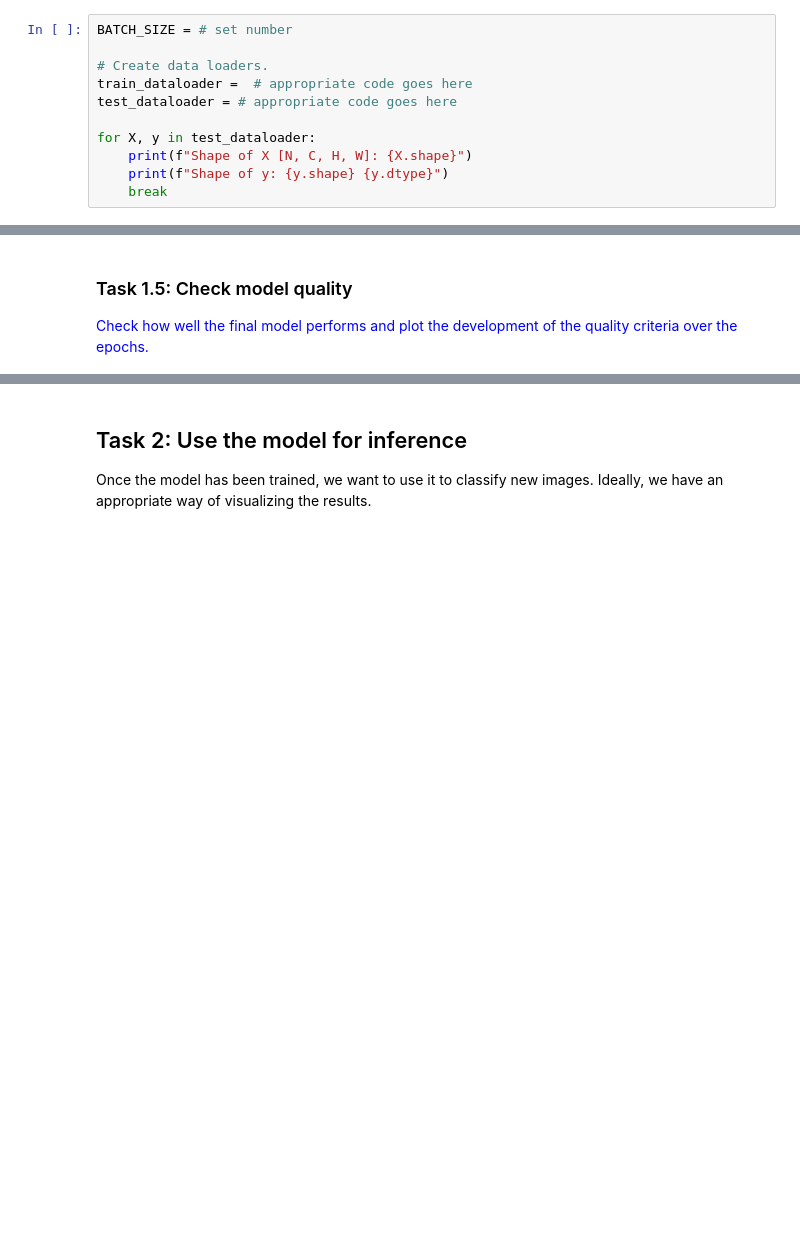
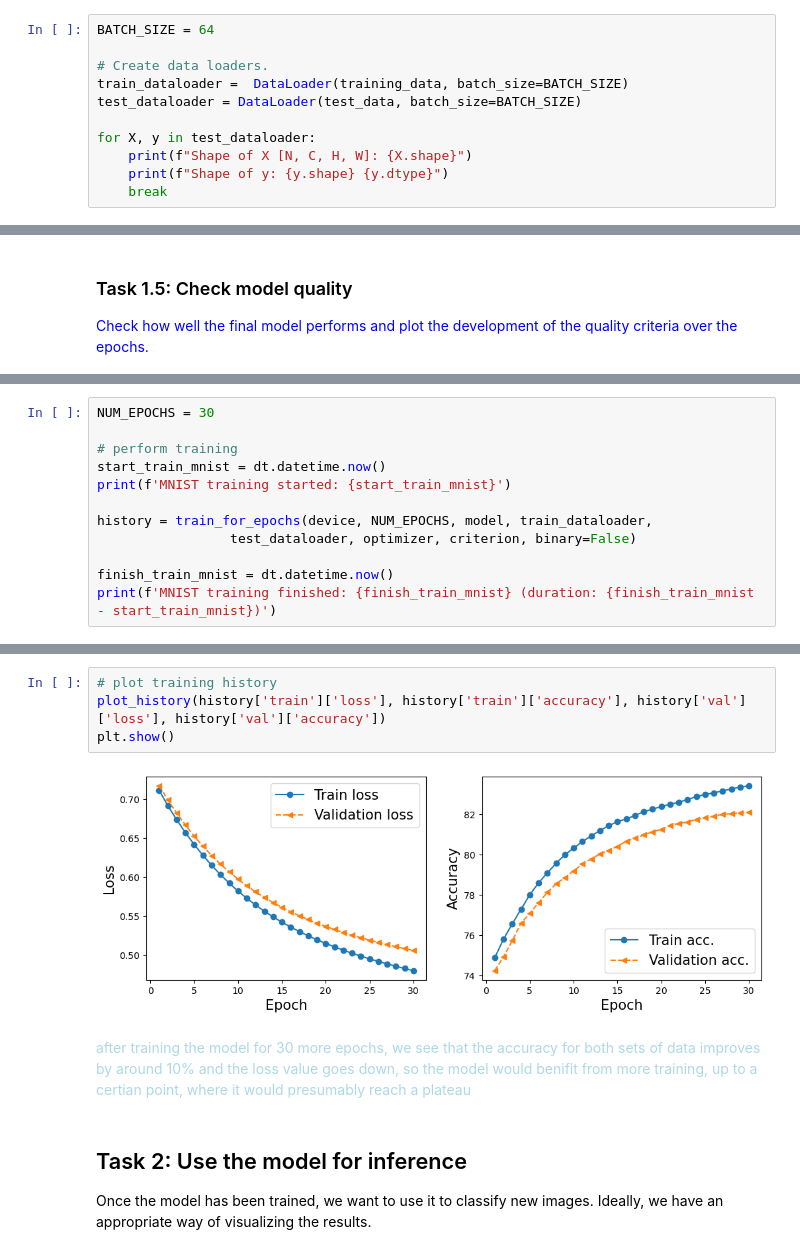
Before and after one commit to osama-alk/DeepLearningInMachineVis-Exercises, a Jupyter notebook: Introduction to Artificial Neural Networks/04d_ANN_PT_Ex.ipynb, the cells around one changed output, grey strips where cells are left out. Drawn from its saved outputs; the diff is of its cells as text; blank space fills up the shorter version.

```diff
--- a/Introduction to Artificial Neural Networks/04d_ANN_PT_Ex.ipynb
+++ b/Introduction to Artificial Neural Networks/04d_ANN_PT_Ex.ipynb
@@ -59,11 +92,11 @@ We pass the ``Dataset`` as an argument to ``DataLoader``. This wraps an iterable
 automatic batching, sampling, shuffling and multiprocess data loading. Here we define a batch size of 64, i.e. each element
 in the dataloader iterable will return a batch of 64 features and labels.
 # %%
-BATCH_SIZE = # set number
+BATCH_SIZE = 64
 
 # Create data loaders.
-train_dataloader =  # appropriate code goes here
-test_dataloader = # appropriate code goes here
+train_dataloader =  DataLoader(training_data, batch_size=BATCH_SIZE)
+test_dataloader = DataLoader(test_data, batch_size=BATCH_SIZE)
 
 for X, y in test_dataloader:
     print(f"Shape of X [N, C, H, W]: {X.shape}")
@@ -115,0 +207,12 @@ NUM_EPOCHS = 10
+# %%
+NUM_EPOCHS = 30
+
+# perform training
+start_train_mnist = dt.datetime.now()
+print(f'MNIST training started: {start_train_mnist}')
+
+history = train_for_epochs(device, NUM_EPOCHS, model, train_dataloader,
+                 test_dataloader, optimizer, criterion, binary=False)
+
+finish_train_mnist = dt.datetime.now()
+print(f'MNIST training finished: {finish_train_mnist} (duration: {finish_train_mnist - start_train_mnist})')
@@ -116,3 +229,11 @@ NUM_EPOCHS = 10
+# %%
+# plot training history
+plot_history(history['train']['loss'], history['train']['accuracy'], history['val']['loss'], history['val']['accuracy'])
+plt.show()
+# %% [output]
+[figure, added]
+# %% [markdown]
+<div style="color:lightblue"> after training the model for 30 more epochs, we see that the accuracy for both sets of data improves by around 10% and the loss value goes down, so the model would benifit from more training, up to a certian point, where it would presumably reach a plateau
 # %% [markdown]
 ## Task 2: Use the model for inference
 Once the model has been trained, we want to use it to classify new images. Ideally, we have an appropriate way of visualizing the results.
```
Also changed, not shown: parts of 28 cells of this notebook, 3 other files.
